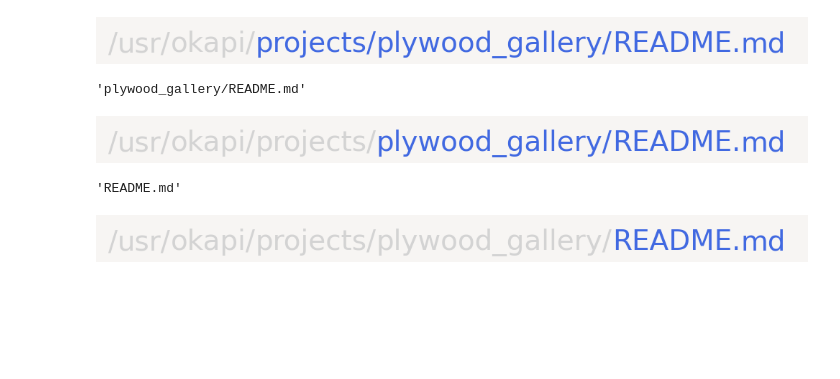
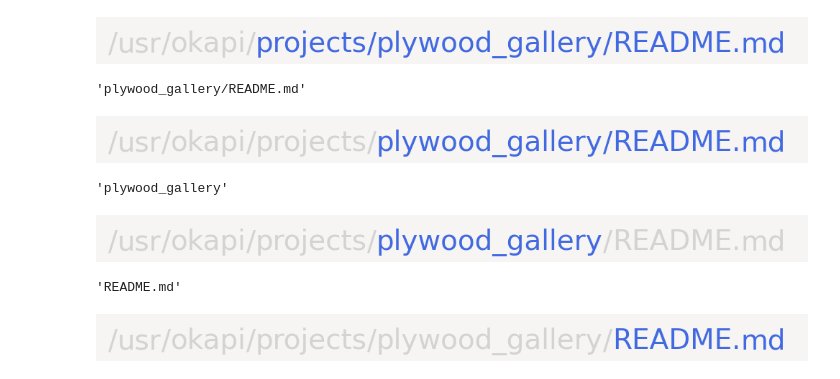
Before and after one commit to kolibril13/further_ideas_plywood_gallery, a Jupyter notebook: nb6_pathlib.ipynb, the cells around one changed output. Saved outputs shown, nothing was run; the diff lists cells and outputs as text; code cells hidden in the pictures; blank space fills up the shorter version.

```diff
--- a/nb6_pathlib.ipynb
+++ b/nb6_pathlib.ipynb
@@ -118,5 +119,13 @@ str(mypath.relative_to(mypath.parents[1]))
 # %% [output]
 'plywood_gallery/README.md'
 [figure]
+# %%
+%%capture_png $cell_normal_long
+colors = [g, g, g, g, g, g, g, b, g, g, g, g] # NOT
+plot_text(words, colors)  # NOT
+mypath.parts[-2]
+# %% [output]
+'plywood_gallery'
+[figure, added]
 # %%
 %%capture_png $cell_normal_long
```
Also changed, not shown: parts of 12 cells of this notebook, 23 other files.
